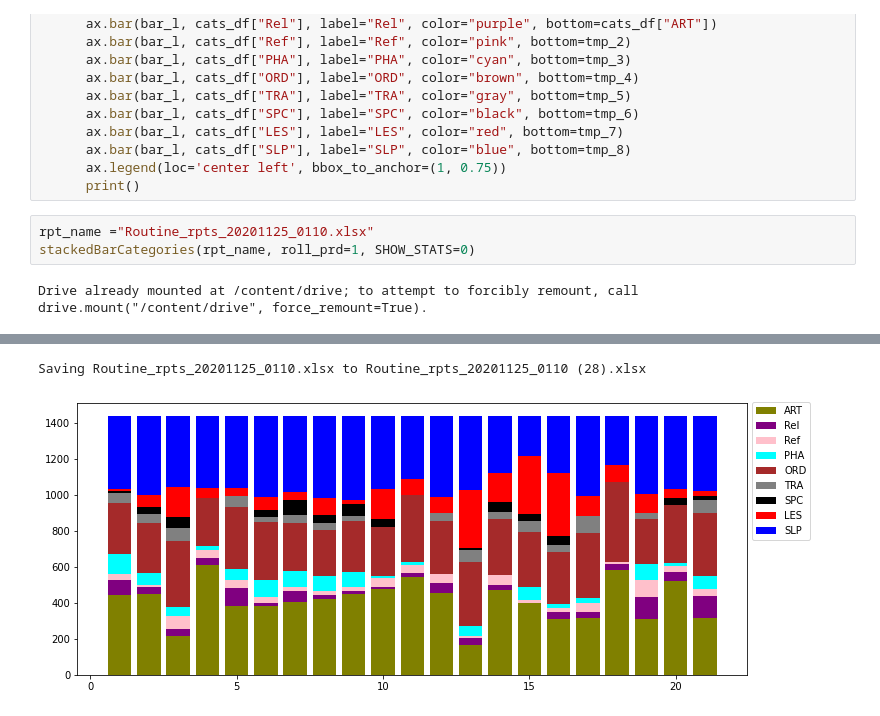
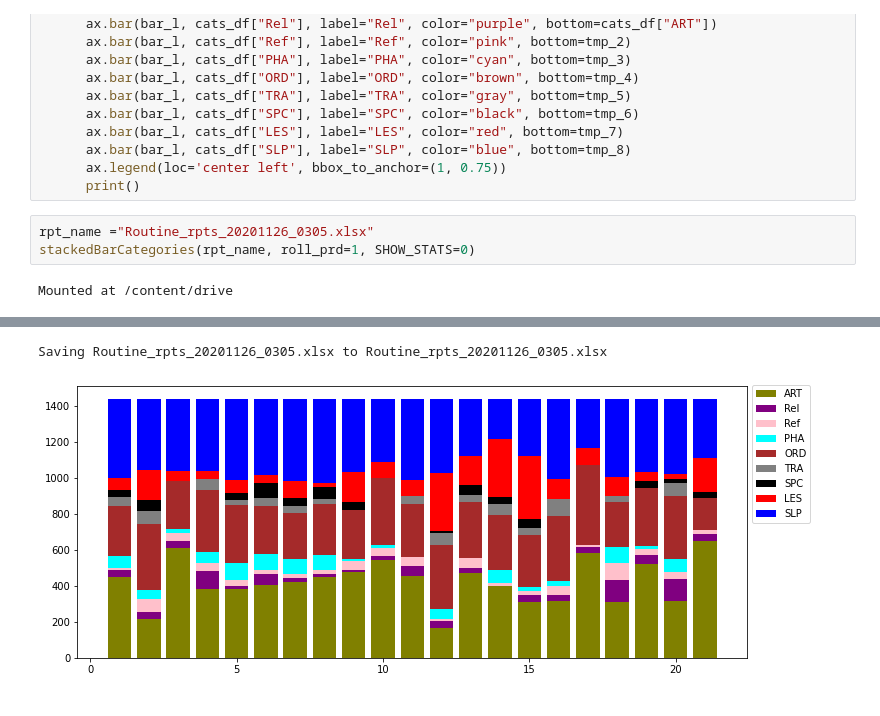
Before and after one commit to son50git/Routine-with-Python, a Jupyter notebook: StackedBar_v8.ipynb, the cells around one changed output, grey strips where cells are left out. Saved outputs shown, nothing was run; the diff lists cells and outputs as text.

```diff
--- a/StackedBar_v8.ipynb
+++ b/StackedBar_v8.ipynb
@@ -64,11 +64,11 @@ def stackedBarCategories (rpt_name, roll_prd, SHOW_STATS):
       ax.legend(loc='center left', bbox_to_anchor=(1, 0.75))
       print()
 # %%
-rpt_name ="Routine_rpts_20201125_0110.xlsx"
+rpt_name ="Routine_rpts_20201126_0305.xlsx"
 stackedBarCategories(rpt_name, roll_prd=1, SHOW_STATS=0)
 # %% [output]
-Drive already mounted at /content/drive; to attempt to forcibly remount, call drive.mount("/content/drive", force_remount=True).
+Mounted at /content/drive
 [interactive output not drawn]
-Saving Routine_rpts_20201125_0110.xlsx to Routine_rpts_20201125_0110 (28).xlsx
+Saving Routine_rpts_20201126_0305.xlsx to Routine_rpts_20201126_0305.xlsx
-[figure, old version]
+[figure, new version]
 # %%
```
Also changed, not shown: parts of 2 cells of this notebook.
